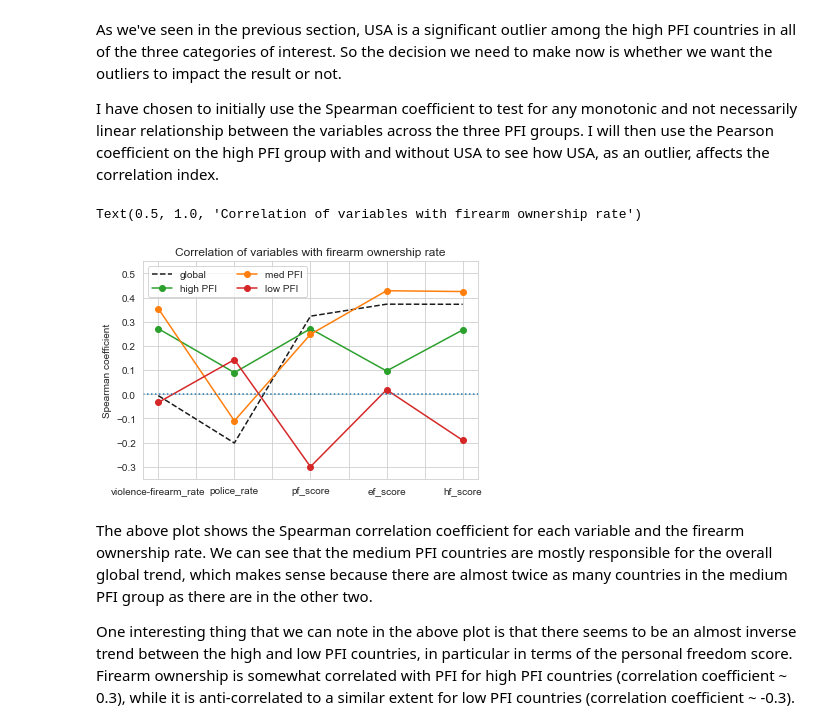
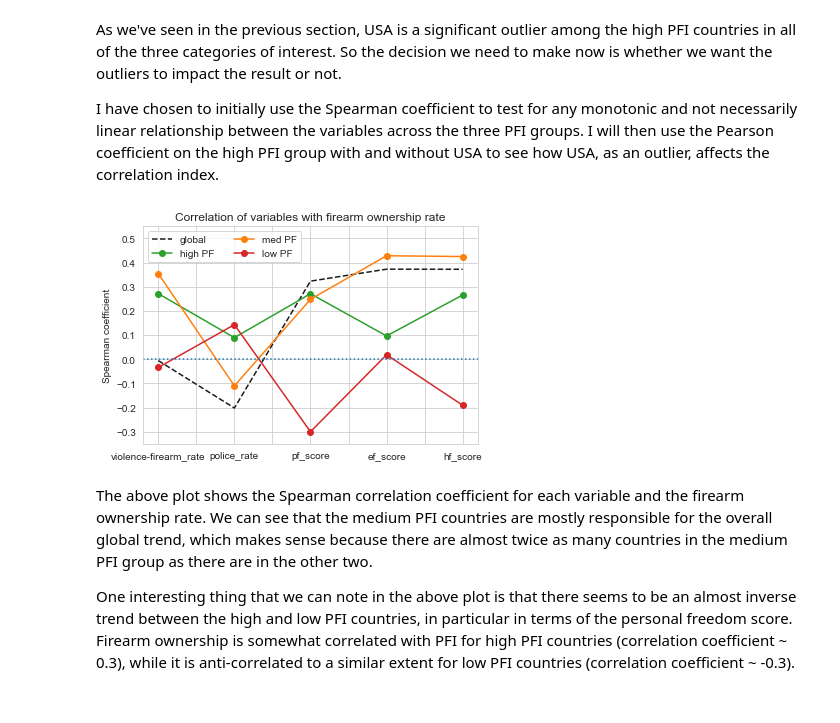
Before and after one commit to gecheline/firearmStats, a Jupyter notebook: firearmStats_world.ipynb, the cells around one changed output. Saved outputs shown, nothing was run; the diff lists cells and outputs as text; code cells hidden in the pictures.

```diff
--- a/firearmStats_world.ipynb
+++ b/firearmStats_world.ipynb
@@ -610,20 +610,20 @@ df_low_pfi = df_fi[df_fi['pf_score'] < 6]
 # %%
 df_fi[['firearm-ownership_rate', 'violence-firearm_rate', 'police_rate',
                         'pf_score', 'ef_score', 'hf_score']].corr(method=corr_method)['firearm-ownership_rate'][1:].plot(color='k', ls='--', label='global')
 df_high_pfi[['firearm-ownership_rate', 'violence-firearm_rate', 'police_rate',
-                        'pf_score', 'ef_score', 'hf_score']].corr(method=corr_method)['firearm-ownership_rate'][1:].plot(color='C2', marker='o', label='high PFI')
+                        'pf_score', 'ef_score', 'hf_score']].corr(method=corr_method)['firearm-ownership_rate'][1:].plot(color='C2', marker='o', label='high PF')
 df_med_pfi[['firearm-ownership_rate', 'violence-firearm_rate', 'police_rate',
-                        'pf_score', 'ef_score', 'hf_score']].corr(method=corr_method)['firearm-ownership_rate'][1:].plot(color='C1', marker='o', label='med PFI')
+                        'pf_score', 'ef_score', 'hf_score']].corr(method=corr_method)['firearm-ownership_rate'][1:].plot(color='C1', marker='o', label='med PF')
 df_low_pfi[['firearm-ownership_rate', 'violence-firearm_rate', 'police_rate',
-                        'pf_score', 'ef_score', 'hf_score']].corr(method=corr_method)['firearm-ownership_rate'][1:].plot(color='C3', marker='o', label='low PFI')
+                        'pf_score', 'ef_score', 'hf_score']].corr(method=corr_method)['firearm-ownership_rate'][1:].plot(color='C3', marker='o', label='low PF')
 plt.legend(ncol=2, loc='upper left')
 plt.ylim(-0.35,0.55)
 plt.ylabel('Spearman coefficient')
 plt.axhline(y=0, c='C0', ls=':')
 plt.title('Correlation of variables with firearm ownership rate')
+plt.savefig('figures/firearmown_corr.png', dpi=300)
 # %% [output]
-Text(0.5, 1.0, 'Correlation of variables with firearm ownership rate')
-[figure, old version]
+[figure, new version]
 # %% [markdown]
 The above plot shows the Spearman correlation coefficient for each variable and the firearm ownership rate. We can see that the medium PFI countries are mostly responsible for the overall global trend, which makes sense because there are almost twice as many countries in the medium PFI group as there are in the other two.
 
```
Also changed, not shown: parts of 7 cells of this notebook.
